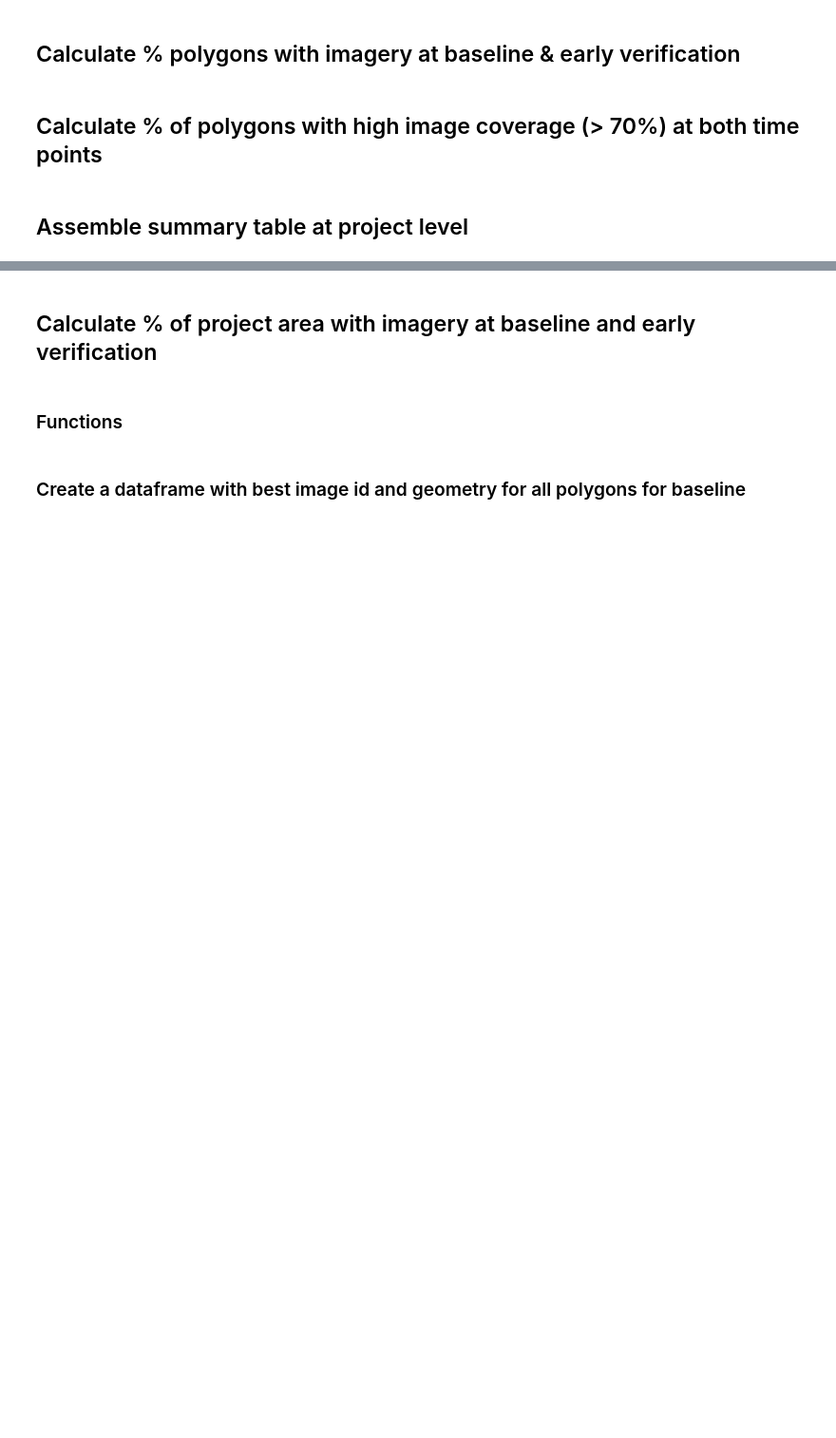
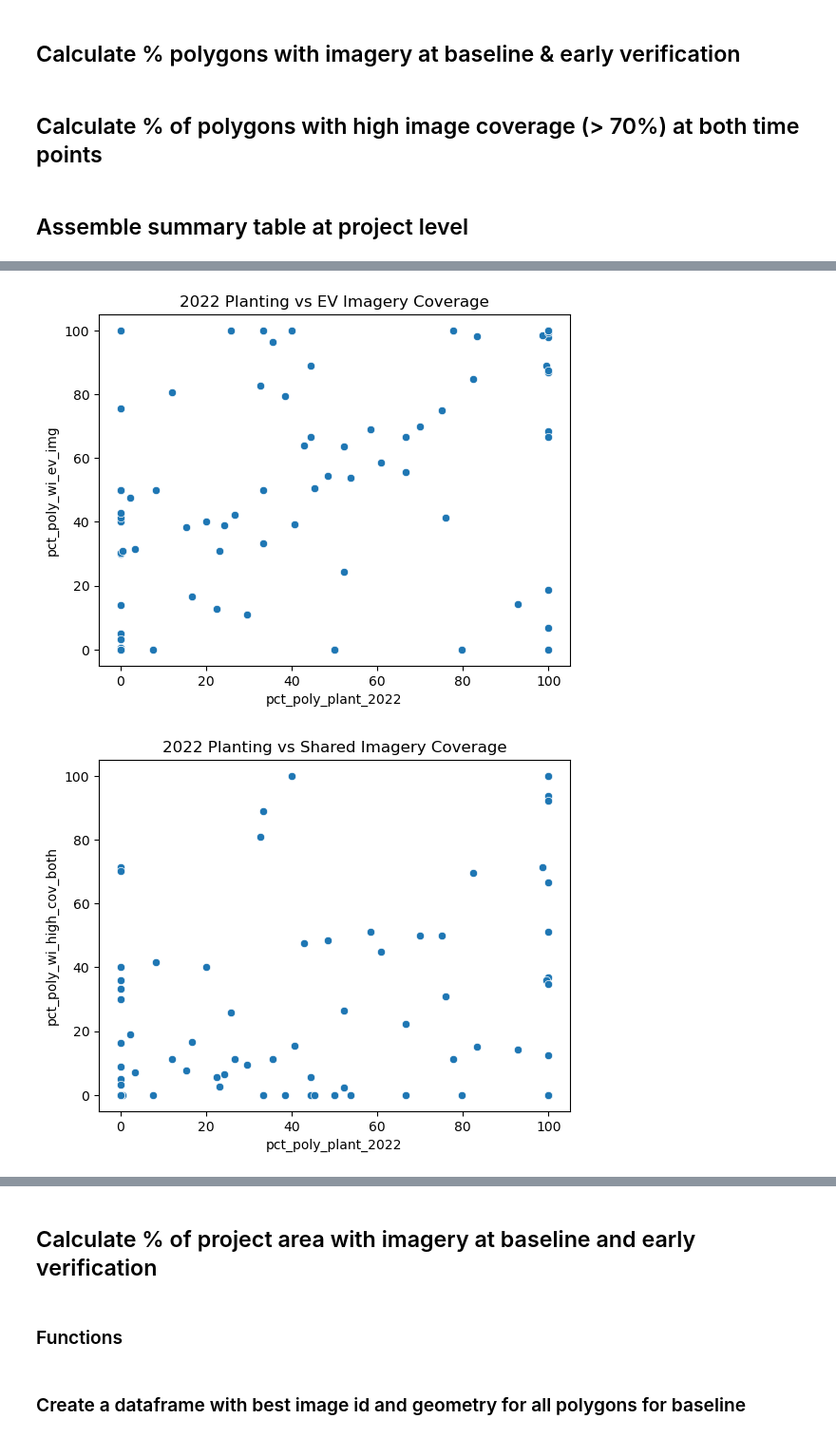
Before and after one commit to wri/decision-tree, a Jupyter notebook: notebooks/analyze_maxar_img_avail_SCRATCH.ipynb, the cells around one changed output, grey strips where cells are left out. Shown at 95% size. Cells and saved outputs as stored; diff of their text form; code cells hidden in the pictures; blank space fills up the shorter version.

```diff
--- a/notebooks/analyze_maxar_img_avail_SCRATCH.ipynb
+++ b/notebooks/analyze_maxar_img_avail_SCRATCH.ipynb
@@ -185,0 +220,11 @@ project_summary_df.head(1)
+# %%
+sns.scatterplot(data=project_summary_df, x='pct_poly_plant_2022', y='pct_poly_wi_ev_img')
+plt.title("2022 Planting vs EV Imagery Coverage")
+plt.show()
+
+sns.scatterplot(data=project_summary_df, x='pct_poly_plant_2022', y='pct_poly_wi_high_cov_both')
+plt.title("2022 Planting vs Shared Imagery Coverage")
+plt.show()
+# %% [output]
+[figure, added]
+[figure, added]
```
Also changed, not shown: parts of 20 cells of this notebook, 2 other files.
